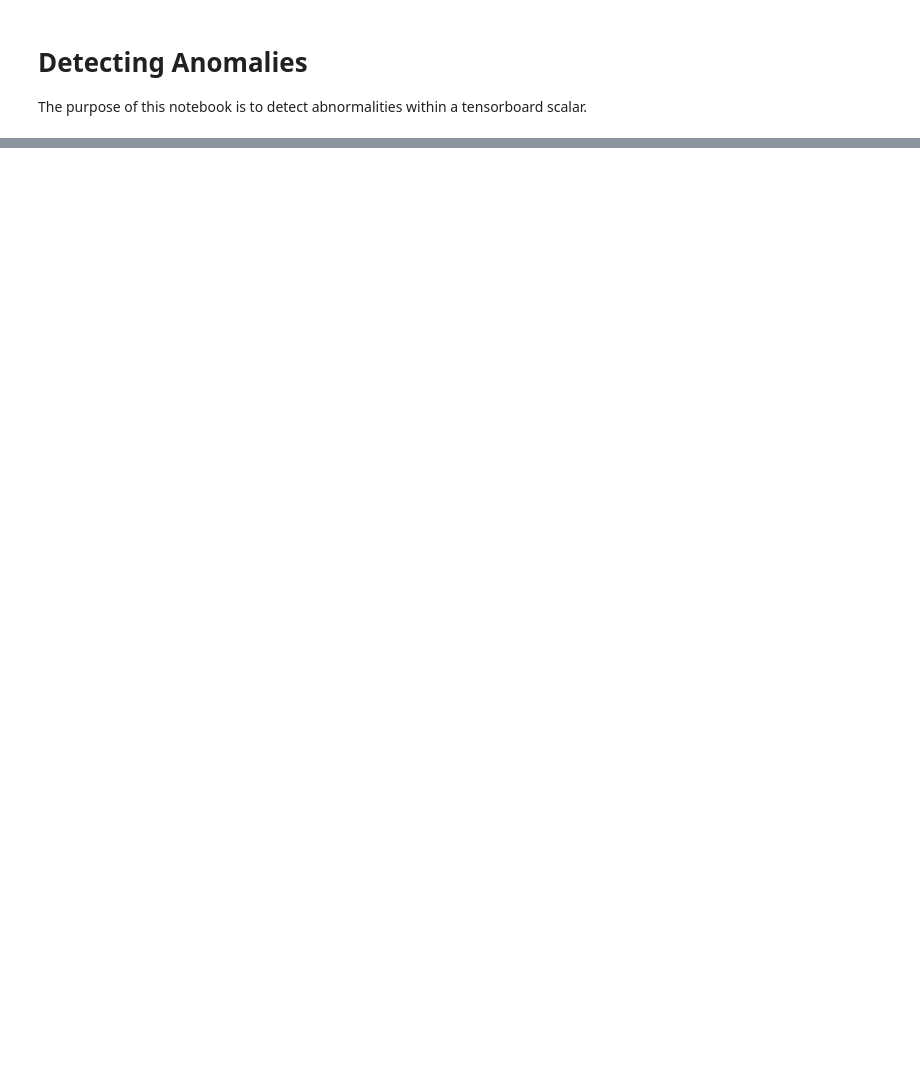
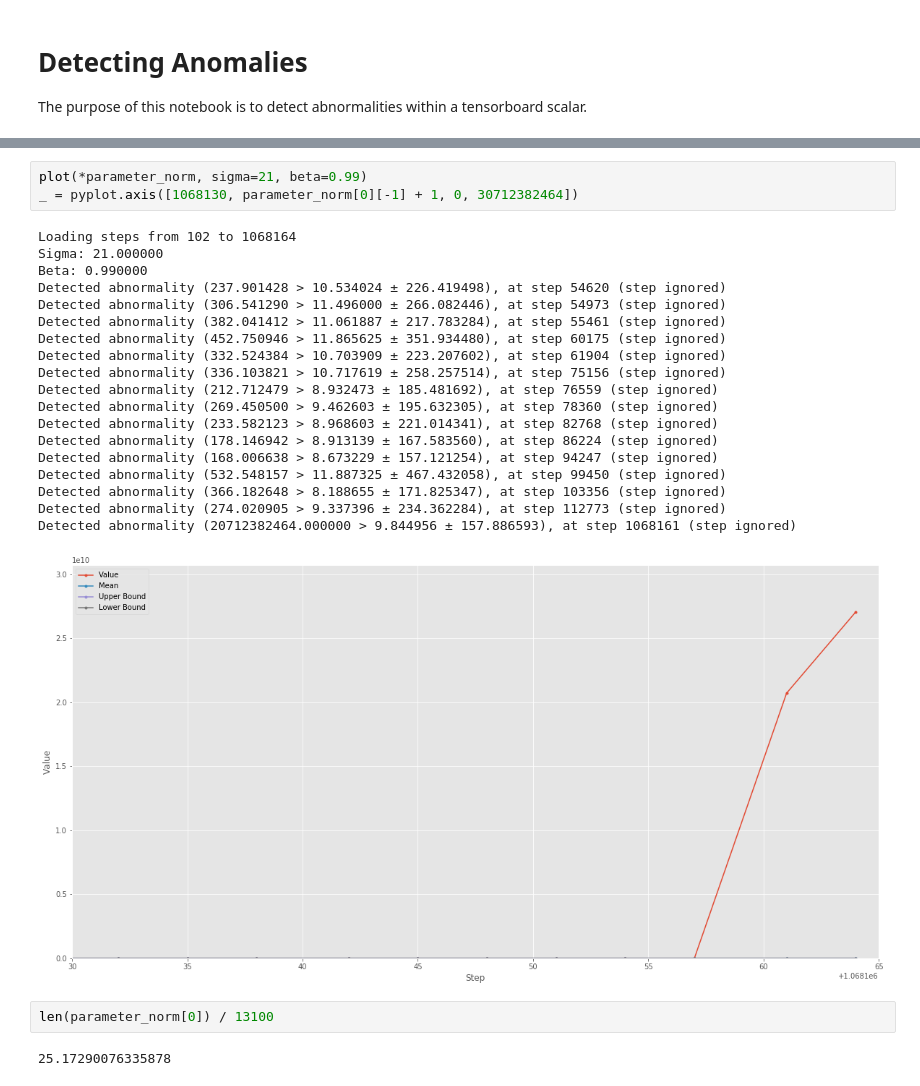
Before and after one commit to wellsaid-labs/tts-evaluation, a Jupyter notebook: notebooks/Detecting Anomalies.ipynb, the cells around one changed output, grey strips where cells are left out. Saved outputs shown, nothing was run; the diff lists cells and outputs as text; blank space fills up the shorter version.

```diff
--- a/notebooks/Detecting Anomalies.ipynb
+++ b/notebooks/Detecting Anomalies.ipynb
@@ -142,0 +154,27 @@ plot_abnormality(coarse_loss['step'][start:end],
+# %%
+plot(*parameter_norm, sigma=21, beta=0.99)
+_ = pyplot.axis([1068130, parameter_norm[0][-1] + 1, 0, 30712382464])
+# %% [output]
+Loading steps from 102 to 1068164
+Sigma: 21.000000
+Beta: 0.990000
+Detected abnormality (237.901428 > 10.534024 ± 226.419498), at step 54620 (step ignored)
+Detected abnormality (306.541290 > 11.496000 ± 266.082446), at step 54973 (step ignored)
+Detected abnormality (382.041412 > 11.061887 ± 217.783284), at step 55461 (step ignored)
+Detected abnormality (452.750946 > 11.865625 ± 351.934480), at step 60175 (step ignored)
+Detected abnormality (332.524384 > 10.703909 ± 223.207602), at step 61904 (step ignored)
+Detected abnormality (336.103821 > 10.717619 ± 258.257514), at step 75156 (step ignored)
+Detected abnormality (212.712479 > 8.932473 ± 185.481692), at step 76559 (step ignored)
+Detected abnormality (269.450500 > 9.462603 ± 195.632305), at step 78360 (step ignored)
+Detected abnormality (233.582123 > 8.968603 ± 221.014341), at step 82768 (step ignored)
+Detected abnormality (178.146942 > 8.913139 ± 167.583560), at step 86224 (step ignored)
+Detected abnormality (168.006638 > 8.673229 ± 157.121254), at step 94247 (step ignored)
+Detected abnormality (532.548157 > 11.887325 ± 467.432058), at step 99450 (step ignored)
+Detected abnormality (366.182648 > 8.188655 ± 171.825347), at step 103356 (step ignored)
+Detected abnormality (274.020905 > 9.337396 ± 234.362284), at step 112773 (step ignored)
+Detected abnormality (20712382464.000000 > 9.844956 ± 157.886593), at step 1068161 (step ignored)
+[figure, added]
+# %%
+len(parameter_norm[0]) / 13100
+# %% [output]
+25.17290076335878
```
Also changed, not shown: parts of 11 cells of this notebook, 4 other files.
